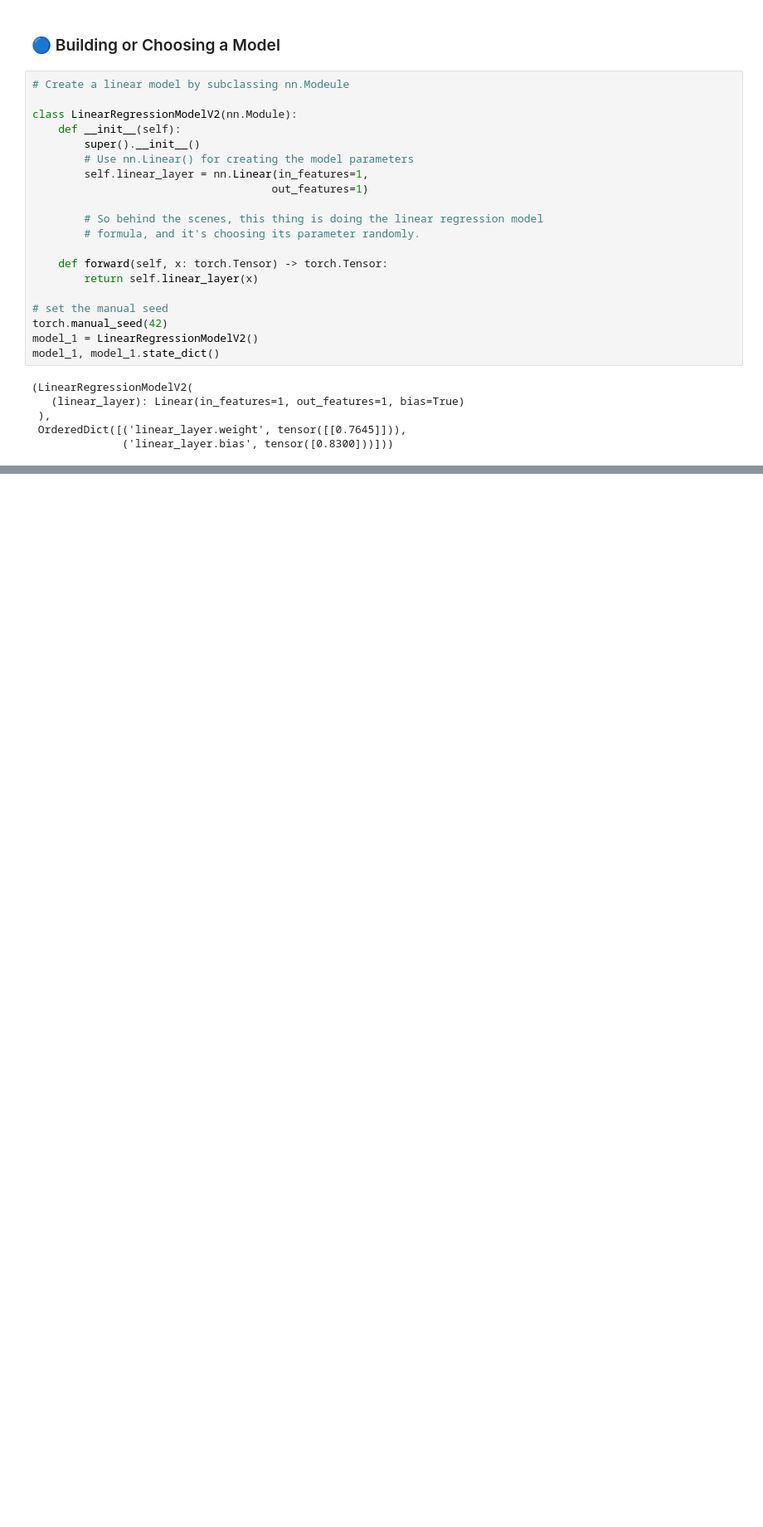
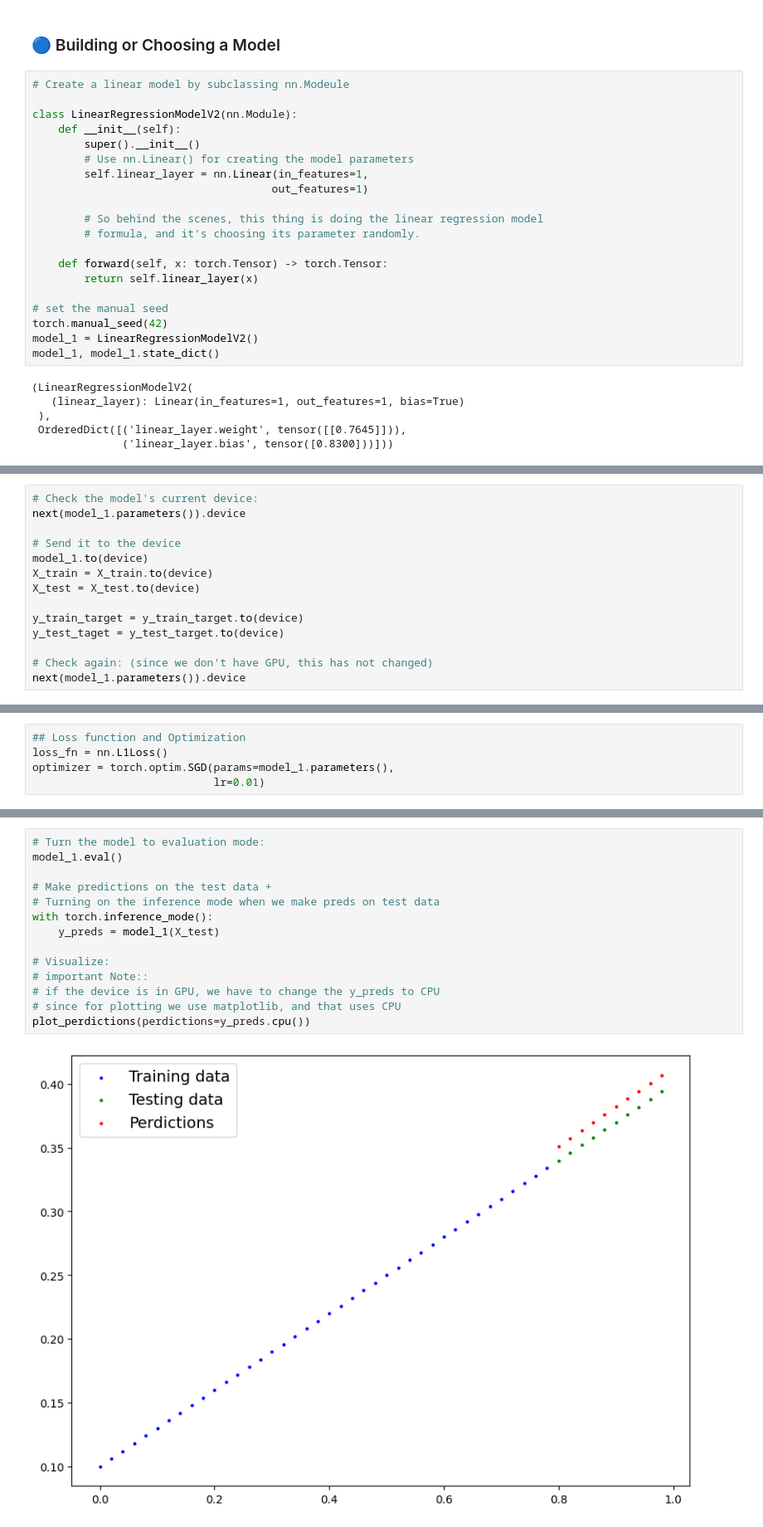
Before and after one commit to Adrinaesf/ml-learning-journey, a Jupyter notebook: notebooks/pytorch/Chapter_1/everything_all_together.ipynb, the cells around one changed output, grey strips where cells are left out. Shown at 83% size. Cells and saved outputs as stored; diff of their text form; blank space fills up the shorter version.

```diff
--- a/notebooks/pytorch/Chapter_1/everything_all_together.ipynb
+++ b/notebooks/pytorch/Chapter_1/everything_all_together.ipynb
@@ -151,0 +205,14 @@ model_1, model_1.state_dict()
+# %%
+# Check the model's current device:
+next(model_1.parameters()).device
+
+# Send it to the device
+model_1.to(device)
+X_train = X_train.to(device)
+X_test = X_test.to(device)
+
+y_train_target = y_train_target.to(device)
+y_test_taget = y_test_target.to(device)
+
+# Check again: (since we don't have GPU, this has not changed)
+next(model_1.parameters()).device
@@ -151,0 +225,5 @@ model_1, model_1.state_dict()
+# %%
+## Loss function and Optimization
+loss_fn = nn.L1Loss()
+optimizer = torch.optim.SGD(params=model_1.parameters(),
+                            lr=0.01)
@@ -151,0 +296,16 @@ model_1, model_1.state_dict()
+# %%
+# Turn the model to evaluation mode:
+model_1.eval()
+
+# Make predictions on the test data +
+# Turning on the inference mode when we make preds on test data
+with torch.inference_mode():
+    y_preds = model_1(X_test)
+
+# Visualize:
+# important Note::
+# if the device is in GPU, we have to change the y_preds to CPU
+# since for plotting we use matplotlib, and that uses CPU
+plot_perdictions(perdictions=y_preds.cpu())
+# %% [output]
+[figure, added]
```
Also changed, not shown: parts of 15 cells of this notebook, 1 other file.
